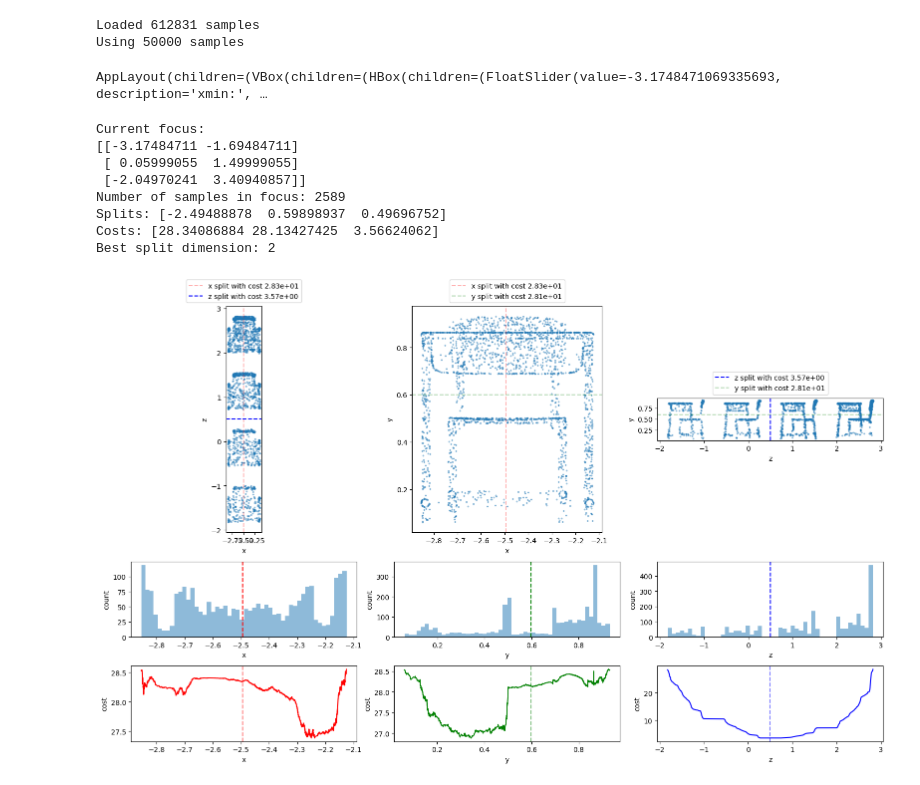
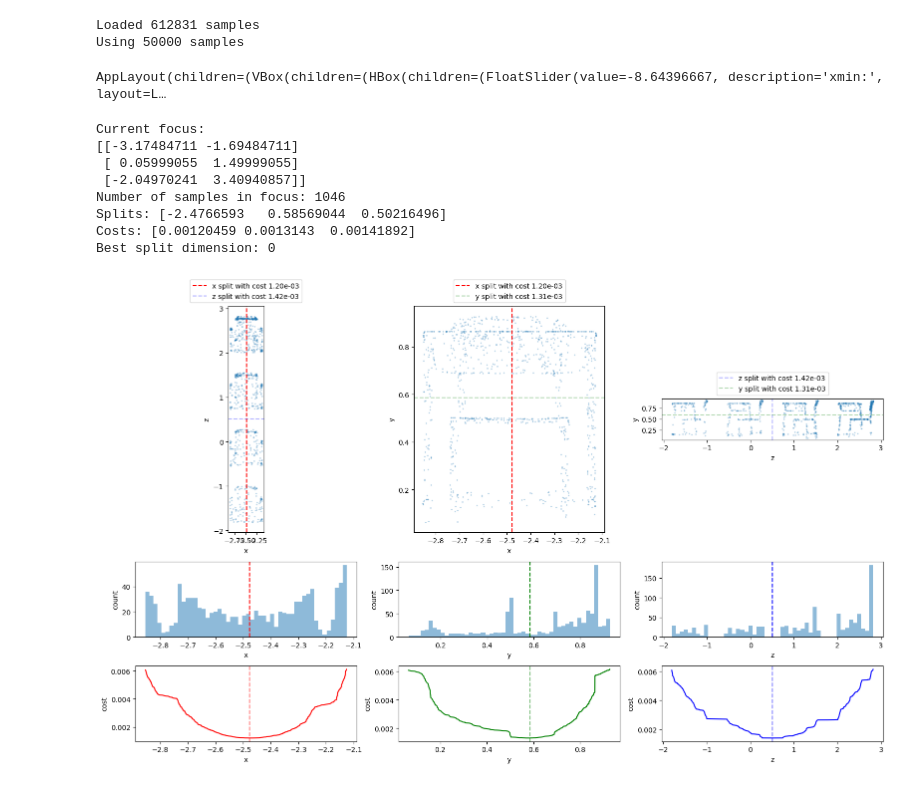
Before and after one commit to JamesZFS/thesis_experiments, a Jupyter notebook: vs.ipynb, the cells around one changed output. Drawn from its saved outputs; the diff is of its cells as text; code cells hidden in the pictures.

```diff
--- a/vs.ipynb
+++ b/vs.ipynb
@@ -245,19 +342,21 @@ for name, groups in dataset:
 # %%
 # Load 3D sample data from disk
+def load_samples(sample_dir, iteration, max_num_samples=10000):
+    position = np.load(f"{sample_dir}/position-{iteration}.npy")
+    direction = np.load(f"{sample_dir}/direction-{iteration}.npy")
+    weight = np.load(f"{sample_dir}/weight-{iteration}.npy")
+    assert position.shape[0] == direction.shape[0] == weight.shape[0]
+    print(f"Loaded {position.shape[0]} samples")
+    num_samples = min(max_num_samples, position.shape[0])
+    selected_indices = np.random.choice(position.shape[0], num_samples, replace=False)
+    position = position[selected_indices]
+    direction = direction[selected_indices]
+    weight = weight[selected_indices]
+    print(f"Using {num_samples} samples")
+    return position, direction, weight
+
 # sample_dir = "data/torus-samples-vs3d"
-sample_dir = "data/classroom-samples-vs3d"
-iteration = 2
-position = np.load(f"{sample_dir}/position-{iteration}.npy")
-direction = np.load(f"{sample_dir}/direction-{iteration}.npy")
-weight = np.load(f"{sample_dir}/weight-{iteration}.npy")
-assert position.shape[0] == direction.shape[0] == weight.shape[0]
-print(f"Loaded {position.shape[0]} samples")
-num_samples = min(50000, position.shape[0])
-selected_indices = np.random.choice(position.shape[0], num_samples, replace=False)
-position = position[selected_indices]
-direction = direction[selected_indices]
-weight = weight[selected_indices]
-print(f"Using {num_samples} samples")
+position, direction, weight = load_samples("data/classroom-samples-vs3d", 2, 50000)
 # position[:, 1] *= -1
 # direction[:, 1] *= -1
 roi = None
@@ -331,7 +430,7 @@ AppLayout(
     footer=VBox([HBox([slider_xmin, slider_xmax]), HBox([slider_ymin, slider_ymax]), HBox([slider_zmin, slider_zmax])]),
 )
 # %% [output]
-AppLayout(children=(VBox(children=(HBox(children=(FloatSlider(value=-3.1748471069335693, description='xmin:', …
+AppLayout(children=(VBox(children=(HBox(children=(FloatSlider(value=-8.64396667, description='xmin:', layout=L…
 # %%
 # Plot the focused samples, split locations, cost curves, and histograms
 def visualize3D(position, roi, **kwargs):
@@ -342,11 +441,10 @@ def visualize3D(position, roi, **kwargs):
     X = position[mask]
     print(f"Number of samples in focus: {X.shape[0]}")
     split_curves, cost_curves = cost_curve_all(X, **kwargs)
-    # costs = cost_curves.min(axis=1)
-    # splits = np.array([split_curves[i, cost_curves[i].argmin()] for i in range(3)])
-    splits, costs = variance_scan_all(X, **kwargs)
+    costs = cost_curves.min(axis=1)
+    splits = np.array([split_curves[i, cost_curves[i].argmin()] for i in range(3)])
+    # splits, costs = variance_scan_all(X, **kwargs)
     best_dim = np.argmin(costs)
-    best_split = splits[best_dim]
     print("Splits:", splits)
     print("Costs:", costs)
     print(f"Best split dimension: {best_dim}")
@@ -358,7 +456,7 @@ def visualize3D(position, roi, **kwargs):
         vcolor = ['r', 'g', 'b'][vdim]
         hname = ['x', 'y', 'z'][hdim]
         vname = ['x', 'y', 'z'][vdim]
-        ax.scatter(X[:, hdim], X[:, vdim], s=3, alpha=0.4)
+        ax.scatter(X[:, hdim], X[:, vdim], s=2, alpha=0.2)
         ax.axvline(splits[hdim], color=hcolor, linestyle='--', label=f'{hname} split with cost {costs[hdim]:.2e}', alpha=1.0 if hdim == best_dim else 0.3)
         ax.axhline(splits[vdim], color=vcolor, linestyle='--', label=f'{vname} split with cost {costs[vdim]:.2e}', alpha=1.0 if vdim == best_dim else 0.3)
         ax.set_xlabel(hname)
@@ -370,37 +468,38 @@ def visualize3D(position, roi, **kwargs):
         ax.hist(X[:, dim], bins=50, alpha=0.5)
         split = splits[dim]
         dim_name = ['x', 'y', 'z'][dim]
         color = ['r', 'g', 'b'][dim]
         ax.axvline(split, color=color, linestyle='--')
         ax.set_xlabel(dim_name)
         ax.set_ylabel("count")
         ax.set_aspect('auto')
 
     for dim, ax in enumerate(axesCurve):
         split = splits[dim]
         dim_name = ['x', 'y', 'z'][dim]
         color = ['r', 'g', 'b'][dim]
         ax.plot(split_curves[dim], cost_curves[dim], color=color)
         ax.axvline(split, color=color, linestyle='--', alpha=0.5)
         ax.set_xlabel(dim_name)
         ax.set_ylabel("cost")
         ax.set_aspect('auto')
 
     plt.tight_layout()
     plt.show()
 
 plt.close('all')
 %matplotlib inline
 
-visualize3D(position, roi, gamma=1, lambd=1e1)
+# visualize3D(position, roi, gamma=1, lambd=1e-2)
+visualize3D(position, roi, gamma=1)
 # %% [output]
 Current focus:
 [[-3.17484711 -1.69484711]
  [ 0.05999055  1.49999055]
  [-2.04970241  3.40940857]]
-Number of samples in focus: 2589
-Splits: [-2.49488878  0.59898937  0.49696752]
-Costs: [28.34086884 28.13427425  3.56624062]
-Best split dimension: 2
+Number of samples in focus: 1046
+Splits: [-2.4766593   0.58569044  0.50216496]
+Costs: [0.00120459 0.0013143  0.00141892]
+Best split dimension: 0
-[figure, old version]
+[figure, new version]
 # %%
```
Also changed, not shown: parts of 8 cells of this notebook.
